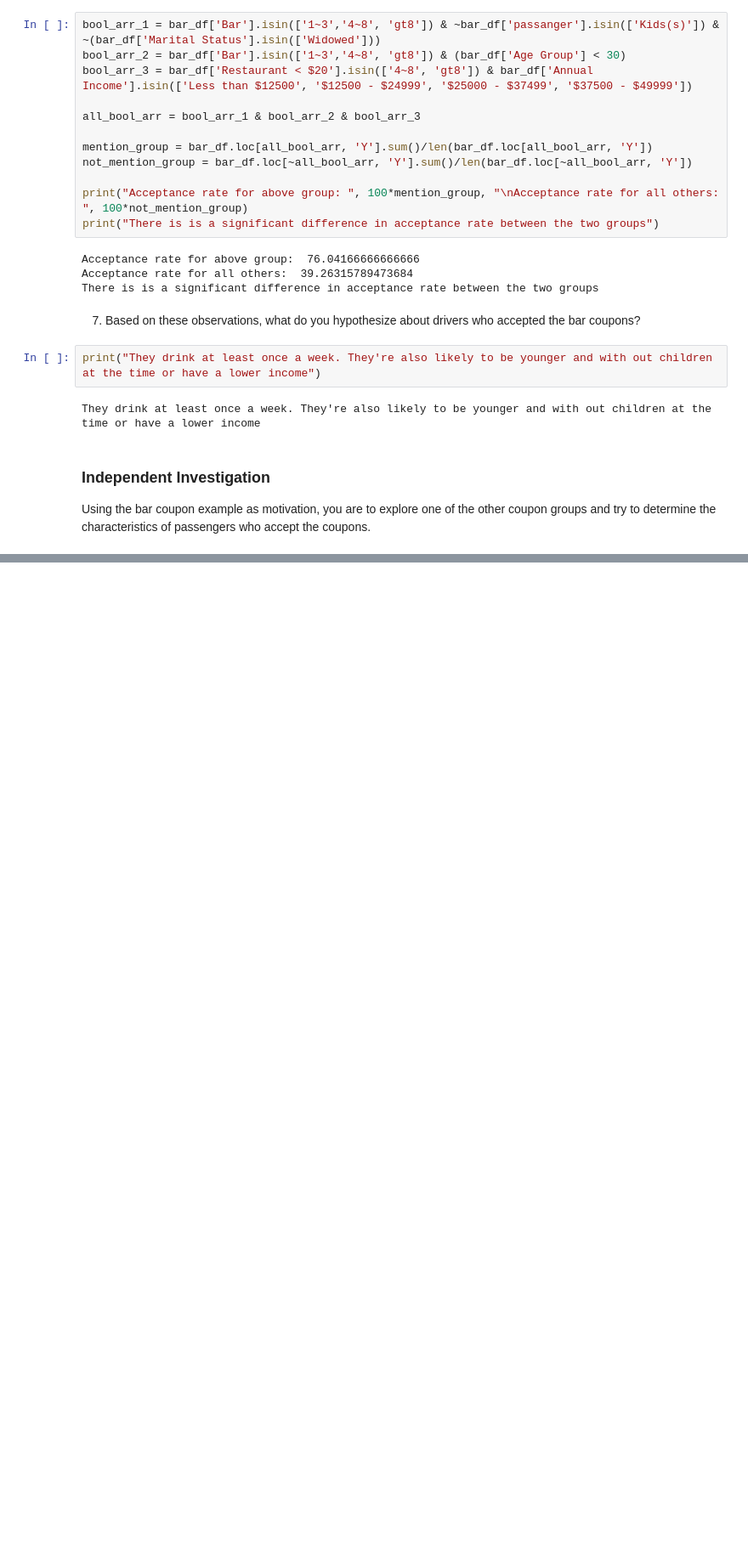
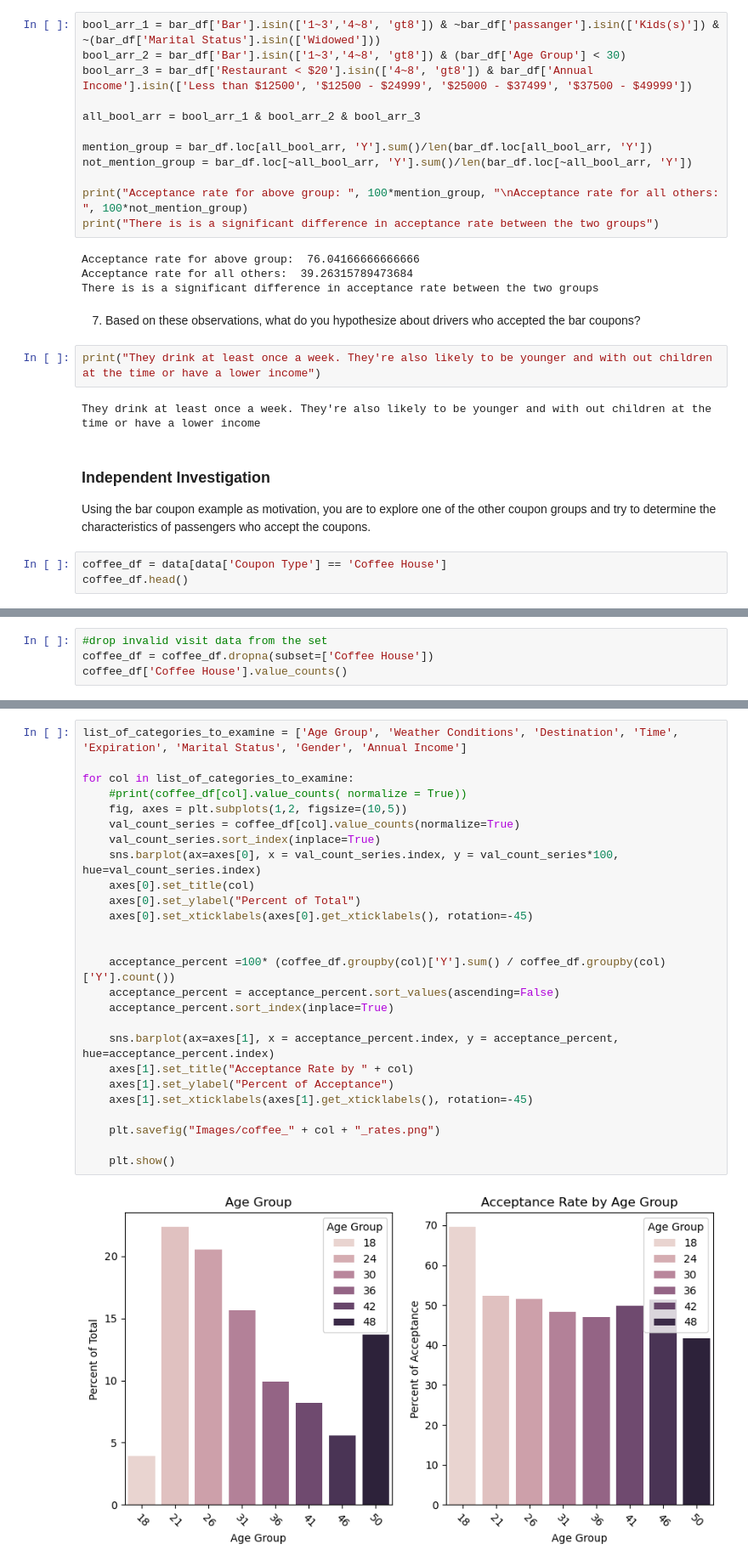
Before and after one commit to Jack-S2005/Project-5.2, a Jupyter notebook: prompt.ipynb, the cells around one changed output, grey strips where cells are left out. Shown at 85% size. Saved outputs shown, nothing was run; the diff lists cells and outputs as text; blank space fills up the shorter version.

```diff
--- a/prompt.ipynb
+++ b/prompt.ipynb
@@ -296,3 +292,6 @@ They drink at least once a week. They're also likely to be younger and with out
 ### Independent Investigation
 
 Using the bar coupon example as motivation, you are to explore one of the other coupon groups and try to determine the characteristics of passengers who accept the coupons.
+# %%
+coffee_df = data[data['Coupon Type'] == 'Coffee House']
+coffee_df.head()
@@ -298,0 +311,4 @@ Using the bar coupon example as motivation, you are to explore one of the other
+# %%
+#drop invalid visit data from the set
+coffee_df = coffee_df.dropna(subset=['Coffee House'])
+coffee_df['Coffee House'].value_counts()
@@ -298,0 +323,28 @@ Using the bar coupon example as motivation, you are to explore one of the other
+# %%
+list_of_categories_to_examine = ['Age Group', 'Weather Conditions', 'Destination', 'Time', 'Expiration', 'Marital Status', 'Gender', 'Annual Income']
+
+for col in list_of_categories_to_examine:
+    #print(coffee_df[col].value_counts( normalize = True))
+    fig, axes = plt.subplots(1,2, figsize=(10,5))
+    val_count_series = coffee_df[col].value_counts(normalize=True)
+    val_count_series.sort_index(inplace=True)
+    sns.barplot(ax=axes[0], x = val_count_series.index, y = val_count_series*100, hue=val_count_series.index)
+    axes[0].set_title(col)
+    axes[0].set_ylabel("Percent of Total")
+    axes[0].set_xticklabels(axes[0].get_xticklabels(), rotation=-45)
+
+
+    acceptance_percent =100* (coffee_df.groupby(col)['Y'].sum() / coffee_df.groupby(col)['Y'].count())
+    acceptance_percent = acceptance_percent.sort_values(ascending=False)
+    acceptance_percent.sort_index(inplace=True)
+
+    sns.barplot(ax=axes[1], x = acceptance_percent.index, y = acceptance_percent, hue=acceptance_percent.index)
+    axes[1].set_title("Acceptance Rate by " + col)
+    axes[1].set_ylabel("Percent of Acceptance")
+    axes[1].set_xticklabels(axes[1].get_xticklabels(), rotation=-45)
+
+    plt.savefig("Images/coffee_" + col + "_rates.png")
+
+    plt.show()
+# %% [output]
+[figure, added]
```
Also changed, not shown: parts of 7 cells of this notebook.
